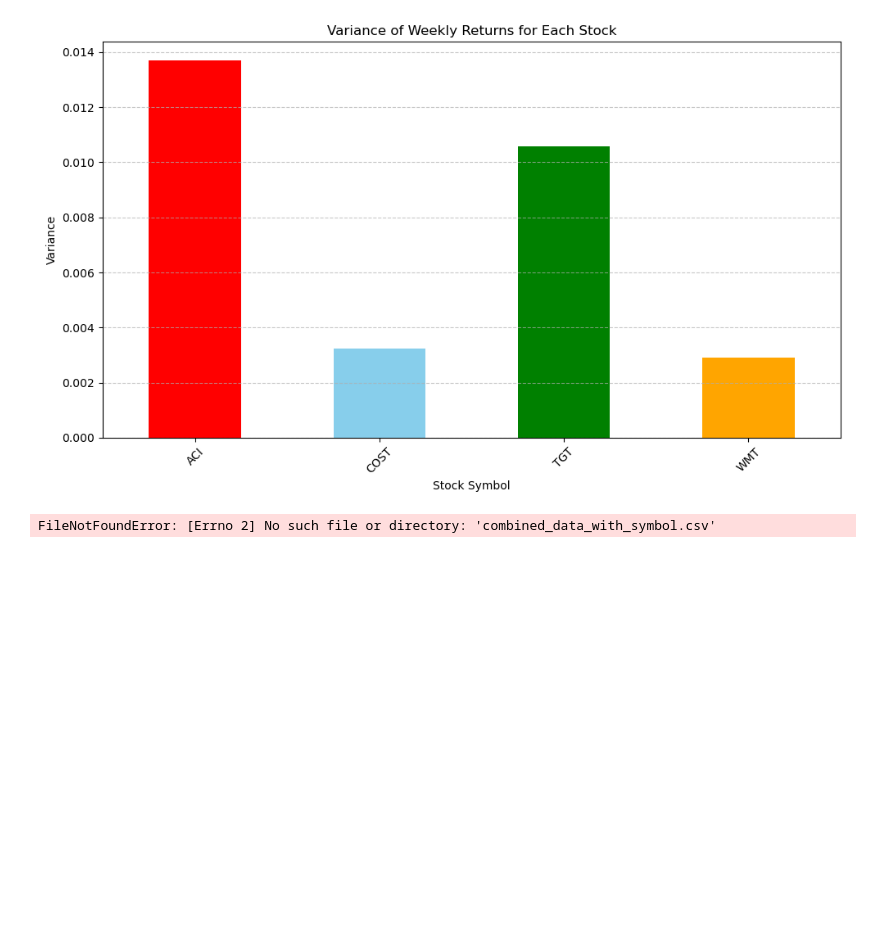
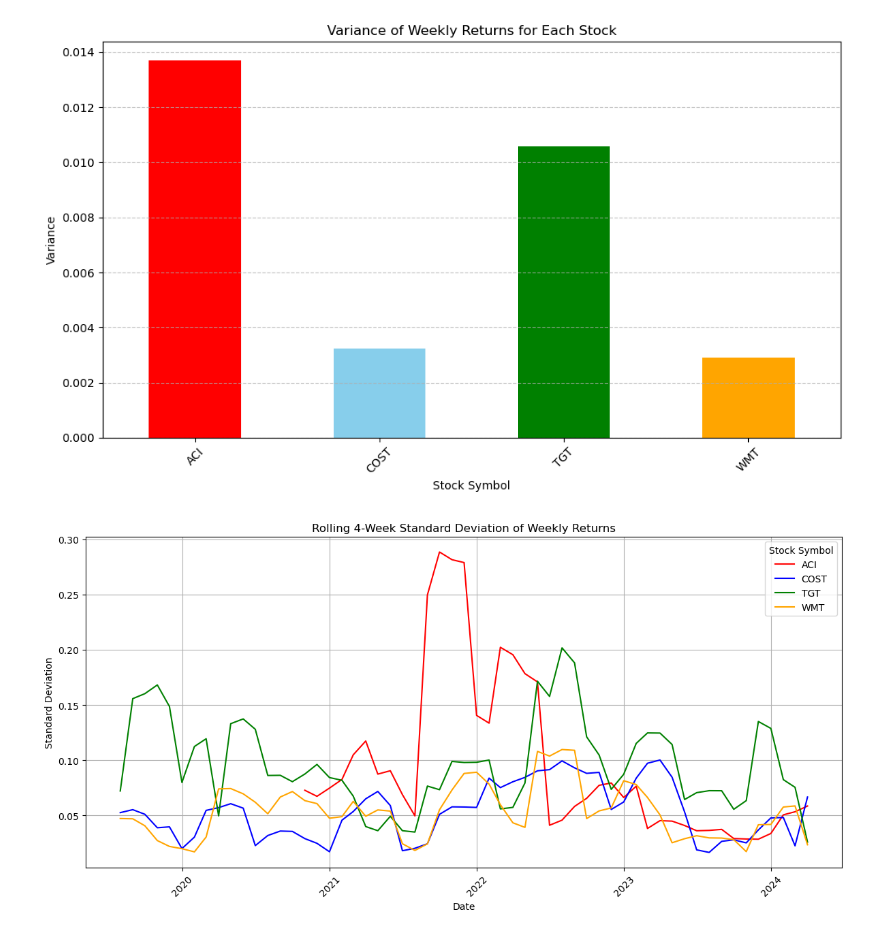
Before and after one commit to drchid1/Team-Project-Group-3---Finance-, a Jupyter notebook: code/Variance.ipynb, the cells around one changed output. Saved outputs shown, nothing was run; the diff lists cells and outputs as text; code cells hidden in the pictures; blank space fills up the shorter version.

```diff
--- a/code/Variance.ipynb
+++ b/code/Variance.ipynb
@@ -38,36 +38,36 @@ import pandas as pd
 import matplotlib.pyplot as plt
 
 # Read the weekly stock data from the CSV file
-stock_data = pd.read_csv('combined_data_with_symbol.csv')
+stock_data = pd.read_csv('../data/combined_data_with_symbol.csv')
 
 # Convert the date column to datetime format
 stock_data['Date'] = pd.to_datetime(stock_data['Date'])
 
 # Calculate weekly returns
 stock_data['Weekly_Return'] = stock_data.groupby('Symbol')['Close'].pct_change()
 
 # Define the rolling window size (4 weeks)
 rolling_window = 4  # Four weeks of data
 
 # Calculate rolling standard deviation for each stock
 rolling_std = stock_data.groupby('Symbol')['Weekly_Return'].rolling(window=rolling_window).std()
 
 # Unstack the DataFrame to have each stock as a separate column
 rolling_std_unstacked = rolling_std.unstack(level=0)
 
 # Plotting
 plt.figure(figsize=(12, 6))
 for column in rolling_std_unstacked.columns:
     color = 'red' if column == 'ACI' else 'blue' if column == 'COST' else 'green' if column == 'TGT' else 'orange'
     plt.plot(stock_data['Date'], rolling_std_unstacked[column], label=column, color=color)
 
 plt.title('Rolling 4-Week Standard Deviation of Weekly Returns')
 plt.xlabel('Date')
 plt.ylabel('Standard Deviation')
 plt.legend(title='Stock Symbol')
 plt.grid(True)
 plt.xticks(rotation=45)
 plt.tight_layout()
 plt.show()
 # %% [output]
-FileNotFoundError: [Errno 2] No such file or directory: 'combined_data_with_symbol.csv'
+[figure, added]
```
